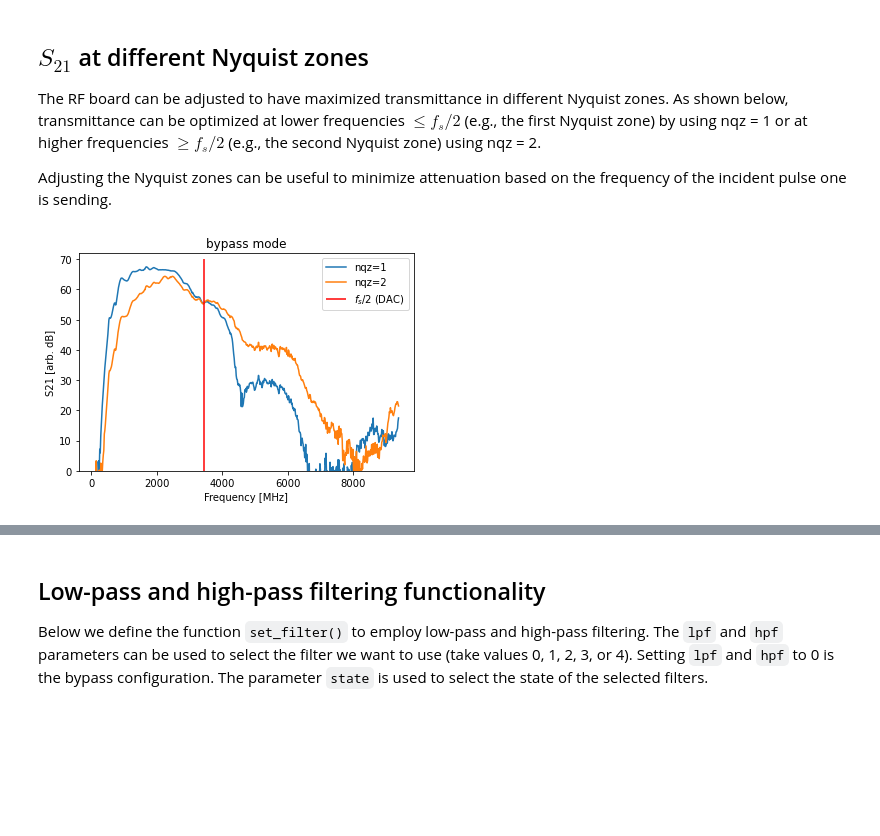
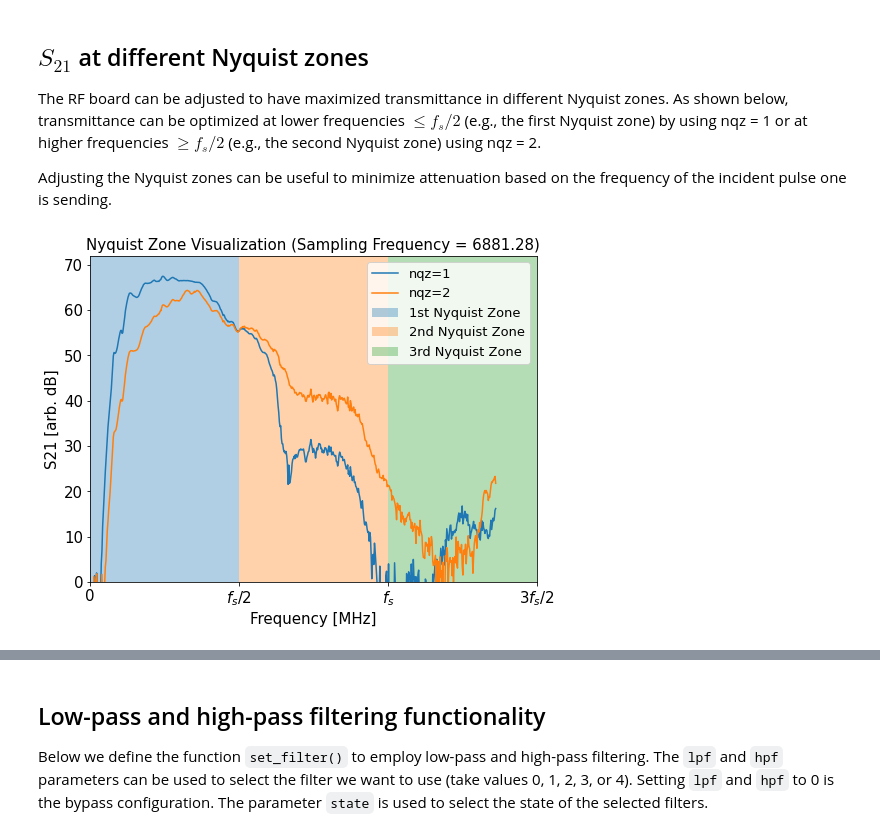
Before and after one commit to sarafs1926/tprocv2_demos, a Jupyter notebook: rfboard_docs/qick_rf216/demo_03_tprocv2-full.ipynb, the cells around one changed output, grey strips where cells are left out. Saved outputs shown, nothing was run; the diff lists cells and outputs as text; code cells hidden in the pictures; blank space fills up the shorter version.

```diff
--- a/rfboard_docs/qick_rf216/demo_03_tprocv2-full.ipynb
+++ b/rfboard_docs/qick_rf216/demo_03_tprocv2-full.ipynb
@@ -235,10 +253,13 @@ class FreqSweepProgram(AveragerProgramV2):
         self.trigger(ros=[cfg['ro_ch']], pins=[0], t=cfg['trig_time'])
 
 # do a sweep with 5 points and plot decimated
-config = {'steps': 5,
+steps = 5
+start_freq = 3900
+end_freq = 4100
+config = {'steps': steps,
           'gen_ch': GEN_CH,
           'ro_ch': RO_CH,
-          'freq': QickSweep1D("myloop", 3900, 4100),
+          'freq': QickSweep1D("myloop", start_freq, end_freq),
           'mixer_freq': 4000,
           'nqz': 2,
           'trig_time': 0.4,
@@ -263,10 +284,9 @@ prog = FreqSweepProgram(soccfg, reps=1, final_delay=0.5, cfg=config)
 iq_list = prog.acquire_decimated(soc, soft_avgs=100)
 t = prog.get_time_axis(ro_index=0)
 
-sweep_freqs = np.arange()
-
+sweep_freqs = np.linspace(start_freq,end_freq,steps)
 for ii, iq in enumerate(iq_list[0]):
-    plt.plot(t, np.abs(iq.dot([1,1j])), label="mag, step %d"%(ii))
+    plt.plot(t, np.abs(iq.dot([1,1j])), label="step = {}, f = {} MHz".format(ii,int(sweep_freqs[ii])))
 
 plt.legend()
 plt.ylabel("amplitude [ADU]")
@@ -335,34 +356,35 @@ Adjusting the Nyquist zones can be useful to minimize attenuation based on the f
 # %%
 # set attenuators and filters
 soc.rfb_set_gen_rf(GEN_CH, 5, 15)
 soc.rfb_set_ro_rf(RO_CH, 30)
 soc.rfb_set_gen_filter(GEN_CH, fc=0, ftype='bypass')
 soc.rfb_set_ro_filter(RO_CH, fc=0, ftype='bypass')
 
-fig,ax = plt.subplots(figsize = (8,6)
+fig,ax = plt.subplots(figsize = (8,6))
 plt.plot(*measure_s21(GEN_CH,RO_CH,nqz = 1,gain = 1.0), label="nqz=1")
 plt.plot(*measure_s21(GEN_CH,RO_CH,nqz = 2,gain = 1.0), label="nqz=2")
 plt.ylim(bottom=0)
 ylims = ax.get_ylim()
 xlims = ax.get_xlim()
 
 ## visualizing the Nyquist zones ##
 fs_dac = 6881.280 # sampling speed of the DAC
 nyquist_zones = ["1st Nyquist Zone","2nd Nyquist Zone","3rd Nyquist Zone"]
 for nindex in range(len(nyquist_zones)):
     zone = nindex*fs_dac/2
     ax.fill_between([zone,zone + fs_dac/2],min(ylims),max(ylims),label = nyquist_zones[nindex],alpha = 0.35)
 
 ax.set_ylim(ylims[0],ylims[1]) # just for aesthetics.
-ax.set_xlim(xlims[0],3/2 * fs_dac)
-ax.set_xticks(np.arange(0,1.51*fs_dac/2,fs_dac/2),["fs/2,fs,3/2 * fs"],fontsize = 15)
+ax.set_xlim(0,3/2 * fs_dac)
+ax.set_xticks(np.arange(0,1.51*fs_dac,fs_dac/2),["0",r"$f_s/2$",r"$f_s$",r"$3f_s/2$"],fontsize = 15)
 plt.xticks(fontsize = 15)
+plt.yticks(fontsize = 15)
 plt.ylabel("S21 [arb. dB]",fontsize = 15)
 plt.xlabel("Frequency [MHz]",fontsize = 15)
 plt.title("Nyquist Zone Visualization (Sampling Frequency = {})".format(fs_dac),fontsize = 15)
 plt.legend(fontsize = 13);
 # %% [output]
-[figure, old version]
+[figure, new version]
 # %% [markdown]
 ## Filtering with the RF Board
 
```
Also changed, not shown: parts of 32 cells of this notebook.
